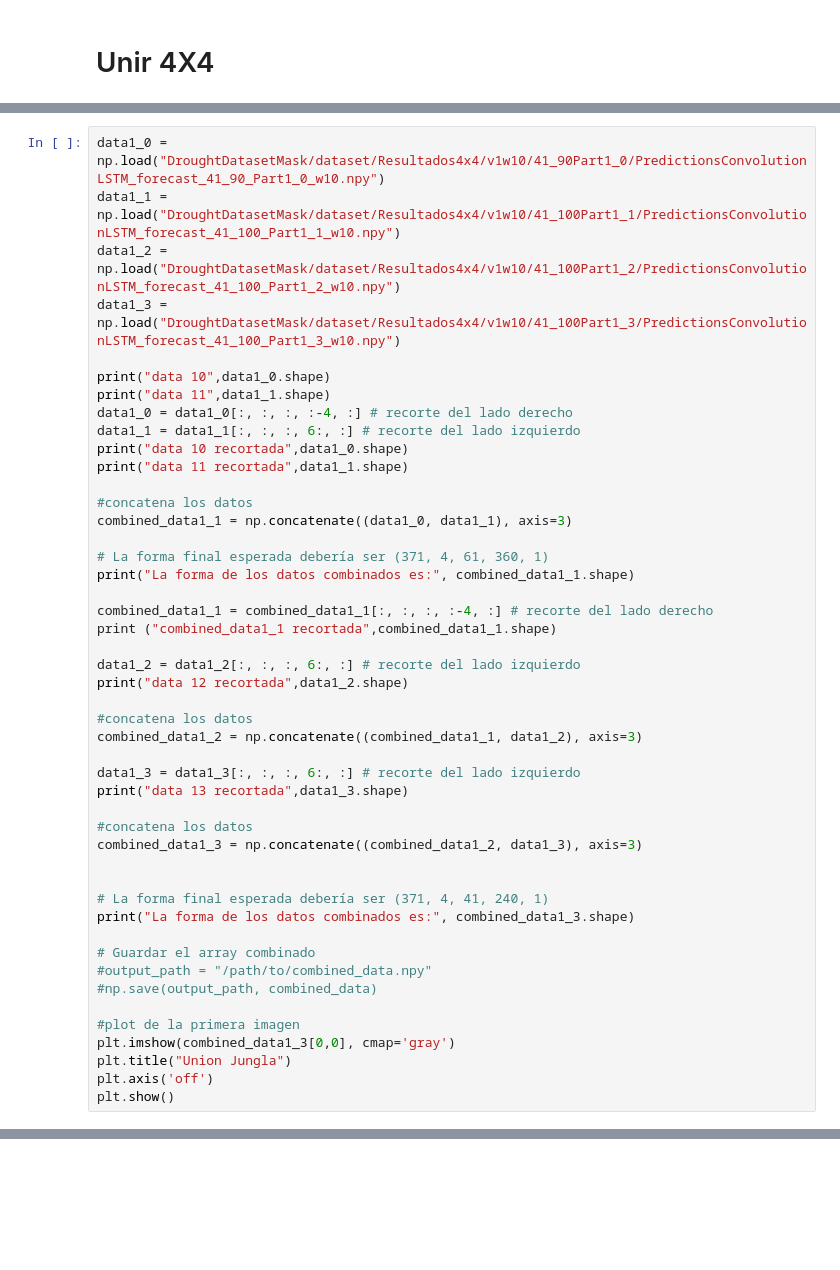
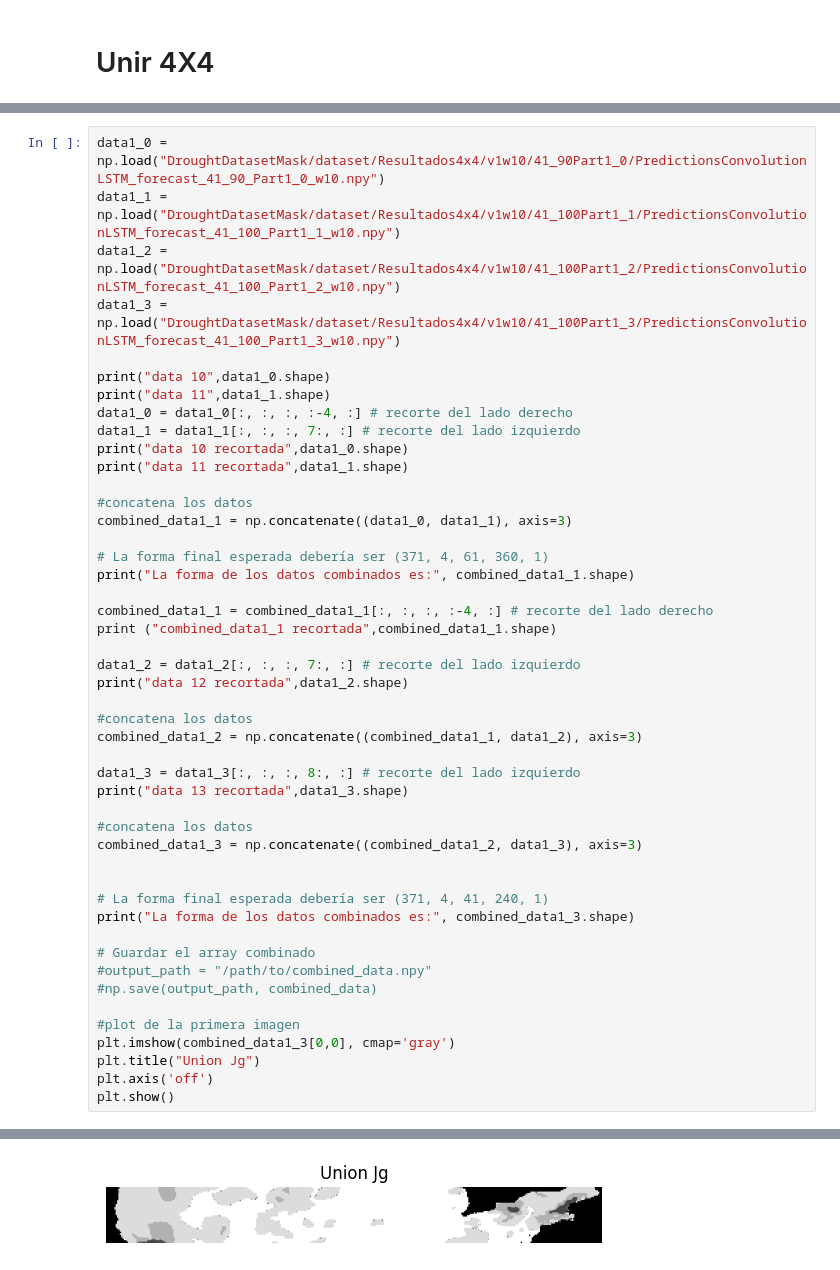
Before and after one commit to SahirReyes30/ImageXpartes, a Jupyter notebook: AlgorimoConvLSTMUnirImagenes.ipynb, the cells around one changed output, grey strips where cells are left out. Cells and saved outputs as stored; diff of their text form; blank space fills up the shorter version.

```diff
--- a/AlgorimoConvLSTMUnirImagenes.ipynb
+++ b/AlgorimoConvLSTMUnirImagenes.ipynb
@@ -634,7 +662,7 @@ data1_3 = np.load("DroughtDatasetMask/dataset/Resultados4x4/v1w10/41_100Part1_3/
 print("data 10",data1_0.shape)
 print("data 11",data1_1.shape)
 data1_0 = data1_0[:, :, :, :-4, :] # recorte del lado derecho
-data1_1 = data1_1[:, :, :, 6:, :] # recorte del lado izquierdo
+data1_1 = data1_1[:, :, :, 7:, :] # recorte del lado izquierdo
 print("data 10 recortada",data1_0.shape)
 print("data 11 recortada",data1_1.shape)
 
@@ -647,13 +675,13 @@ print("La forma de los datos combinados es:", combined_data1_1.shape)
 combined_data1_1 = combined_data1_1[:, :, :, :-4, :] # recorte del lado derecho
 print ("combined_data1_1 recortada",combined_data1_1.shape)
 
-data1_2 = data1_2[:, :, :, 6:, :] # recorte del lado izquierdo
+data1_2 = data1_2[:, :, :, 7:, :] # recorte del lado izquierdo
 print("data 12 recortada",data1_2.shape)
 
 #concatena los datos
 combined_data1_2 = np.concatenate((combined_data1_1, data1_2), axis=3)
 
-data1_3 = data1_3[:, :, :, 6:, :] # recorte del lado izquierdo
+data1_3 = data1_3[:, :, :, 8:, :] # recorte del lado izquierdo
 print("data 13 recortada",data1_3.shape)
 
 #concatena los datos
@@ -669,6 +697,7 @@ print("La forma de los datos combinados es:", combined_data1_3.shape)
 
 #plot de la primera imagen
 plt.imshow(combined_data1_3[0,0], cmap='gray')
-plt.title("Union Jungla")
+plt.title("Union Jg")
 plt.axis('off')
 plt.show()
+# %% [output]
@@ -675,3 +713,4 @@ plt.show()
+[figure, added]
 # %%
 data2_0 = np.load("DroughtDatasetMask/dataset/Resultados4x4/v1w10/41_90Part2_0/PredictionsConvolutionLSTM_forecast_41_90_Part2_0_w10.npy")
 data2_1 = np.load("DroughtDatasetMask/dataset/Resultados4x4/v1w10/41_100Part2_1/PredictionsConvolutionLSTM_forecast_41_100_Part2_1_w10.npy")
```
Also changed, not shown: parts of 14 cells of this notebook.
